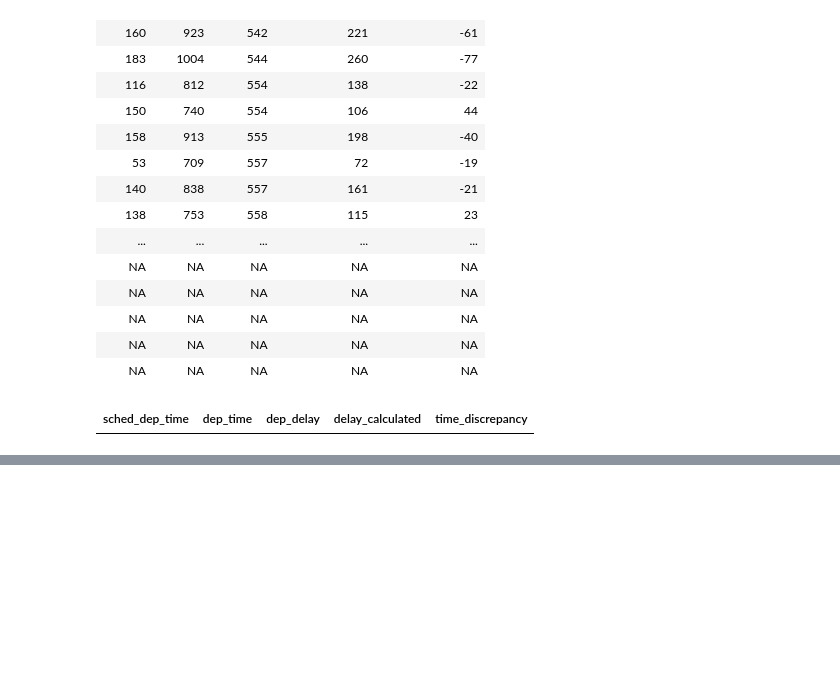
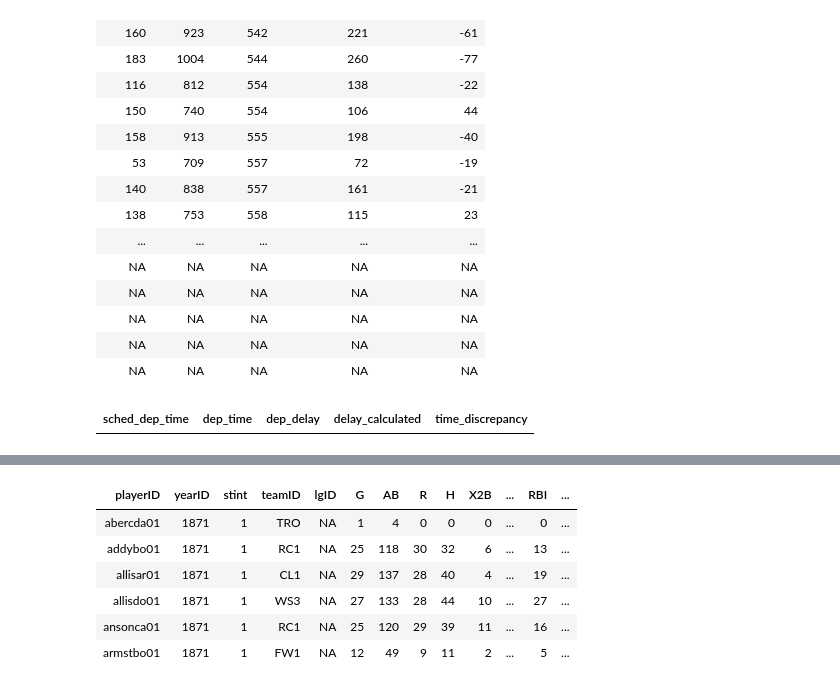
Before and after one commit to khanhnguyendata/R-for-data-science, a Jupyter notebook: 3-Data_transformation_with_dplyr/3.ipynb, the cells around one changed output, grey strips where cells are left out. Saved outputs shown, nothing was run; the diff lists cells and outputs as text; code cells hidden in the pictures; blank space fills up the shorter version.

```diff
--- a/3-Data_transformation_with_dplyr/3.ipynb
+++ b/3-Data_transformation_with_dplyr/3.ipynb
@@ -594,0 +640,10 @@ filter(df3, time_discrepancy != 0)
+# %%
+head(Batting)
+# %% [output]
+| playerID | yearID | stint | teamID | lgID | G | AB | R | H | X2B | ... | RBI | ... |
+| abercda01 | 1871 | 1 | TRO | NA | 1 | 4 | 0 | 0 | 0 | ... | 0 | ... |
+| addybo01 | 1871 | 1 | RC1 | NA | 25 | 118 | 30 | 32 | 6 | ... | 13 | ... |
+| allisar01 | 1871 | 1 | CL1 | NA | 29 | 137 | 28 | 40 | 4 | ... | 19 | ... |
+| allisdo01 | 1871 | 1 | WS3 | NA | 27 | 133 | 28 | 44 | 10 | ... | 27 | ... |
+| ansonca01 | 1871 | 1 | RC1 | NA | 25 | 120 | 29 | 39 | 11 | ... | 16 | ... |
+| armstbo01 | 1871 | 1 | FW1 | NA | 12 | 49 | 9 | 11 | 2 | ... | 5 | ... |
```
Also changed, not shown: parts of 18 cells of this notebook.
